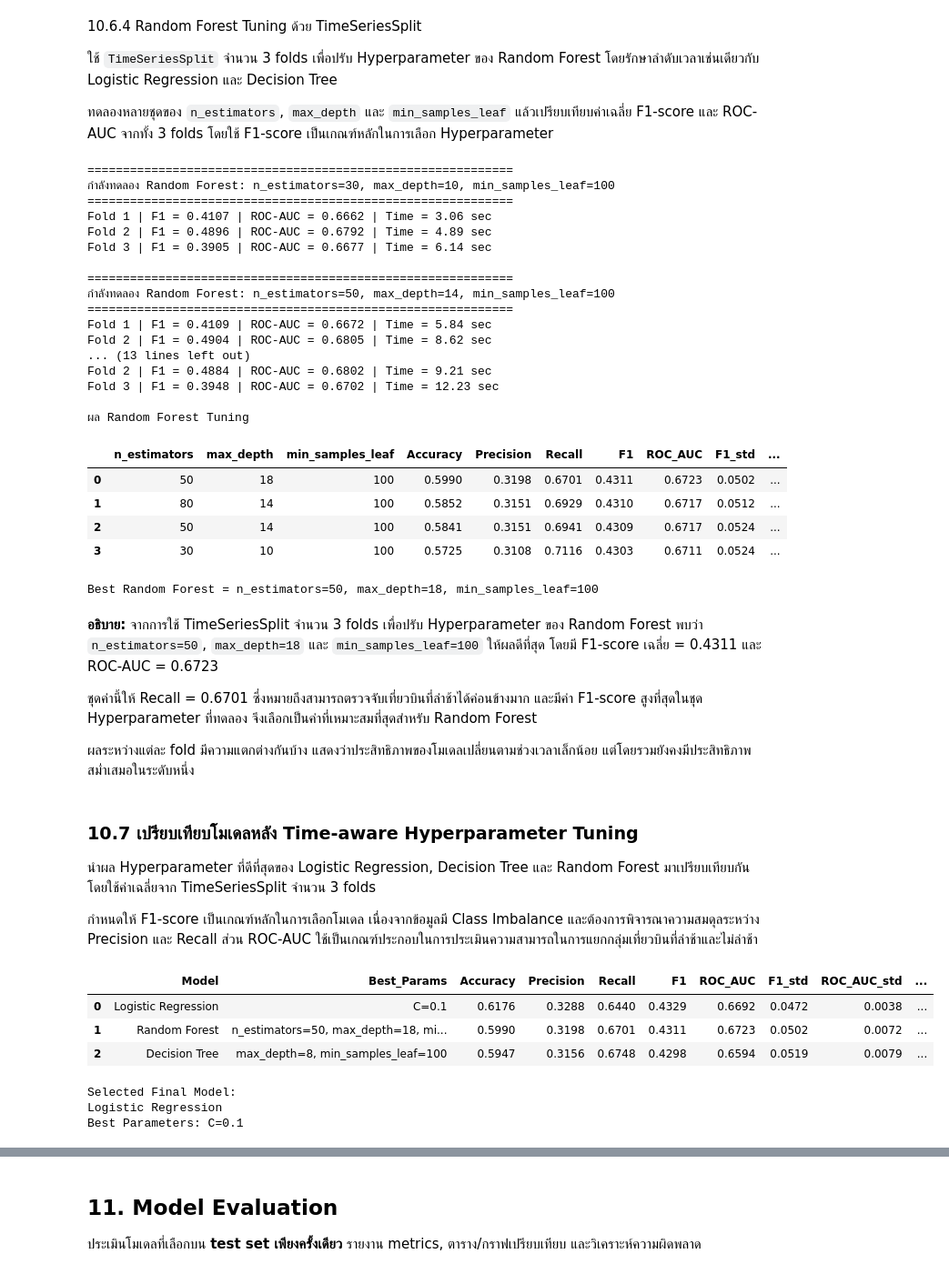
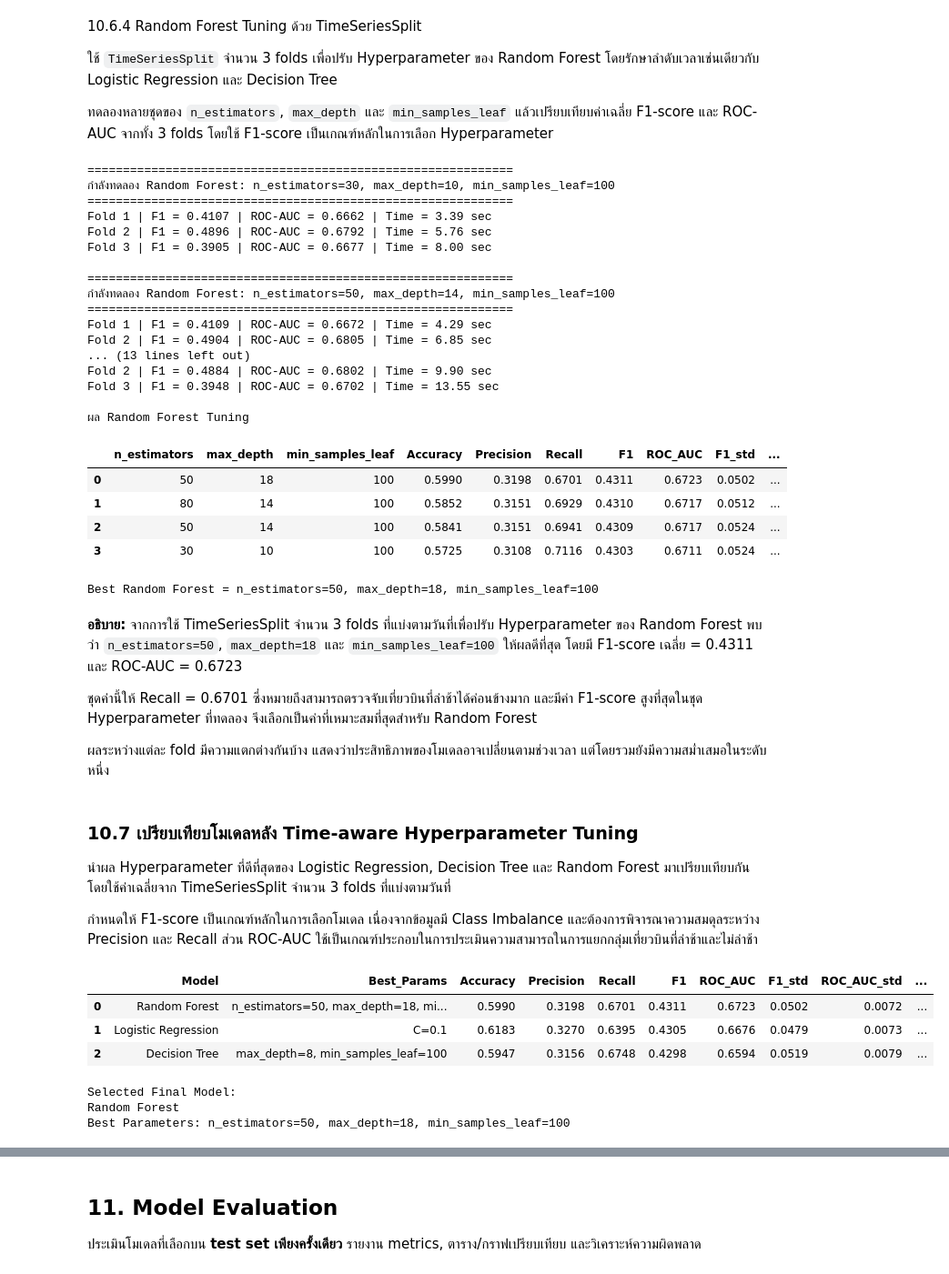
Before and after one commit to prapakronmu/project2_bigdata-G4, a Jupyter notebook: GROUP4_MiniProject_Part2_BigData_ML.ipynb, the cells around one changed output, grey strips where cells are left out. Shown at 91% size. Saved outputs shown, nothing was run; the diff lists cells and outputs as text; code cells hidden in the pictures.

```diff
--- a/GROUP4_MiniProject_Part2_BigData_ML.ipynb
+++ b/GROUP4_MiniProject_Part2_BigData_ML.ipynb
@@ -2712,7 +2736,7 @@ for C in C_values:
     start_param_time = time.time()
 
     for fold, (train_idx, val_idx) in enumerate(
-        tscv.split(X_tune),
+        time_splits,
         start=1
     ):
 
@@ -3200,18 +3224,18 @@ print(
 ============================================================
 กำลังทดลอง Random Forest: n_estimators=30, max_depth=10, min_samples_leaf=100
 ============================================================
-Fold 1 | F1 = 0.4107 | ROC-AUC = 0.6662 | Time = 3.06 sec
-Fold 2 | F1 = 0.4896 | ROC-AUC = 0.6792 | Time = 4.89 sec
-Fold 3 | F1 = 0.3905 | ROC-AUC = 0.6677 | Time = 6.14 sec
+Fold 1 | F1 = 0.4107 | ROC-AUC = 0.6662 | Time = 3.39 sec
+Fold 2 | F1 = 0.4896 | ROC-AUC = 0.6792 | Time = 5.76 sec
+Fold 3 | F1 = 0.3905 | ROC-AUC = 0.6677 | Time = 8.00 sec
 
 ============================================================
 กำลังทดลอง Random Forest: n_estimators=50, max_depth=14, min_samples_leaf=100
 ============================================================
-Fold 1 | F1 = 0.4109 | ROC-AUC = 0.6672 | Time = 5.84 sec
-Fold 2 | F1 = 0.4904 | ROC-AUC = 0.6805 | Time = 8.62 sec
+Fold 1 | F1 = 0.4109 | ROC-AUC = 0.6672 | Time = 4.29 sec
+Fold 2 | F1 = 0.4904 | ROC-AUC = 0.6805 | Time = 6.85 sec
 ... (13 lines left out)
-Fold 2 | F1 = 0.4884 | ROC-AUC = 0.6802 | Time = 9.21 sec
-Fold 3 | F1 = 0.3948 | ROC-AUC = 0.6702 | Time = 12.23 sec
+Fold 2 | F1 = 0.4884 | ROC-AUC = 0.6802 | Time = 9.90 sec
+Fold 3 | F1 = 0.3948 | ROC-AUC = 0.6702 | Time = 13.55 sec
 
 ผล Random Forest Tuning
 |  | n_estimators | max_depth | min_samples_leaf | Accuracy | Precision | Recall | F1 | ROC_AUC | F1_std | ... |
@@ -3221,15 +3245,15 @@ Fold 3 | F1 = 0.3948 | ROC-AUC = 0.6702 | Time = 12.23 sec
 | 3 | 30 | 10 | 100 | 0.5725 | 0.3108 | 0.7116 | 0.4303 | 0.6711 | 0.0524 | ... |
 Best Random Forest = n_estimators=50, max_depth=18, min_samples_leaf=100
 # %% [markdown]
-**อธิบาย:** จากการใช้ TimeSeriesSplit จำนวน 3 folds เพื่อปรับ Hyperparameter ของ Random Forest พบว่า `n_estimators=50`, `max_depth=18` และ `min_samples_leaf=100` ให้ผลดีที่สุด โดยมี F1-score เฉลี่ย = 0.4311 และ ROC-AUC = 0.6723
+**อธิบาย:** จากการใช้ TimeSeriesSplit จำนวน 3 folds ที่แบ่งตามวันที่เพื่อปรับ Hyperparameter ของ Random Forest พบว่า `n_estimators=50`, `max_depth=18` และ `min_samples_leaf=100` ให้ผลดีที่สุด โดยมี F1-score เฉลี่ย = 0.4311 และ ROC-AUC = 0.6723
 
 ชุดค่านี้ให้ Recall = 0.6701 ซึ่งหมายถึงสามารถตรวจจับเที่ยวบินที่ล่าช้าได้ค่อนข้างมาก และมีค่า F1-score สูงที่สุดในชุด Hyperparameter ที่ทดลอง จึงเลือกเป็นค่าที่เหมาะสมที่สุดสำหรับ Random Forest
 
-ผลระหว่างแต่ละ fold มีความแตกต่างกันบ้าง แสดงว่าประสิทธิภาพของโมเดลเปลี่ยนตามช่วงเวลาเล็กน้อย แต่โดยรวมยังคงมีประสิทธิภาพสม่ำเสมอในระดับหนึ่ง
+ผลระหว่างแต่ละ fold มีความแตกต่างกันบ้าง แสดงว่าประสิทธิภาพของโมเดลอาจเปลี่ยนตามช่วงเวลา แต่โดยรวมยังมีความสม่ำเสมอในระดับหนึ่ง
 # %% [markdown]
 ### 10.7 เปรียบเทียบโมเดลหลัง Time-aware Hyperparameter Tuning
 
-นำผล Hyperparameter ที่ดีที่สุดของ Logistic Regression, Decision Tree และ Random Forest มาเปรียบเทียบกัน โดยใช้ค่าเฉลี่ยจาก TimeSeriesSplit จำนวน 3 folds
+นำผล Hyperparameter ที่ดีที่สุดของ Logistic Regression, Decision Tree และ Random Forest มาเปรียบเทียบกัน โดยใช้ค่าเฉลี่ยจาก TimeSeriesSplit จำนวน 3 folds ที่แบ่งตามวันที่
 
 กำหนดให้ F1-score เป็นเกณฑ์หลักในการเลือกโมเดล เนื่องจากข้อมูลมี Class Imbalance และต้องการพิจารณาความสมดุลระหว่าง Precision และ Recall ส่วน ROC-AUC ใช้เป็นเกณฑ์ประกอบในการประเมินความสามารถในการแยกกลุ่มเที่ยวบินที่ล่าช้าและไม่ล่าช้า
 # %%
@@ -3278,37 +3302,40 @@ tuned_model_comparison = pd.DataFrame([
         "F1_std": rf_cv_results.iloc[0]["F1_std"],
         "ROC_AUC_std": rf_cv_results.iloc[0]["ROC_AUC_std"],
         "Training_Time_sec": rf_cv_results.iloc[0]["Training_Time_sec"]
     }
 ])
 
 # F1 เป็นเกณฑ์หลัก และ ROC-AUC เป็นเกณฑ์รอง
 tuned_model_comparison = (
     tuned_model_comparison
-    .sort_values(["F1", "ROC_AUC"], ascending=False)
+    .sort_values(
+        ["F1", "ROC_AUC"],
+        ascending=False
+    )
     .reset_index(drop=True)
 )
 
 display(
     tuned_model_comparison.style.format({
         "Accuracy": "{:.4f}",
         "Precision": "{:.4f}",
         "Recall": "{:.4f}",
         "F1": "{:.4f}",
         "ROC_AUC": "{:.4f}",
         "F1_std": "{:.4f}",
         "ROC_AUC_std": "{:.4f}",
         "Training_Time_sec": "{:.2f}"
     })
 )
 
 print("\nSelected Final Model:")
 print(tuned_model_comparison.iloc[0]["Model"])
 print("Best Parameters:", tuned_model_comparison.iloc[0]["Best_Params"])
 # %% [output]
 |  | Model | Best_Params | Accuracy | Precision | Recall | F1 | ROC_AUC | F1_std | ROC_AUC_std | ... |
-| 0 | Logistic Regression | C=0.1 | 0.6176 | 0.3288 | 0.6440 | 0.4329 | 0.6692 | 0.0472 | 0.0038 | ... |
-| 1 | Random Forest | n_estimators=50, max_depth=18, mi... | 0.5990 | 0.3198 | 0.6701 | 0.4311 | 0.6723 | 0.0502 | 0.0072 | ... |
+| 0 | Random Forest | n_estimators=50, max_depth=18, mi... | 0.5990 | 0.3198 | 0.6701 | 0.4311 | 0.6723 | 0.0502 | 0.0072 | ... |
+| 1 | Logistic Regression | C=0.1 | 0.6183 | 0.3270 | 0.6395 | 0.4305 | 0.6676 | 0.0479 | 0.0073 | ... |
 | 2 | Decision Tree | max_depth=8, min_samples_leaf=100 | 0.5947 | 0.3156 | 0.6748 | 0.4298 | 0.6594 | 0.0519 | 0.0079 | ... |
 Selected Final Model:
-Logistic Regression
-Best Parameters: C=0.1
+Random Forest
+Best Parameters: n_estimators=50, max_depth=18, min_samples_leaf=100
```
Also changed, not shown: parts of 23 cells of this notebook.
